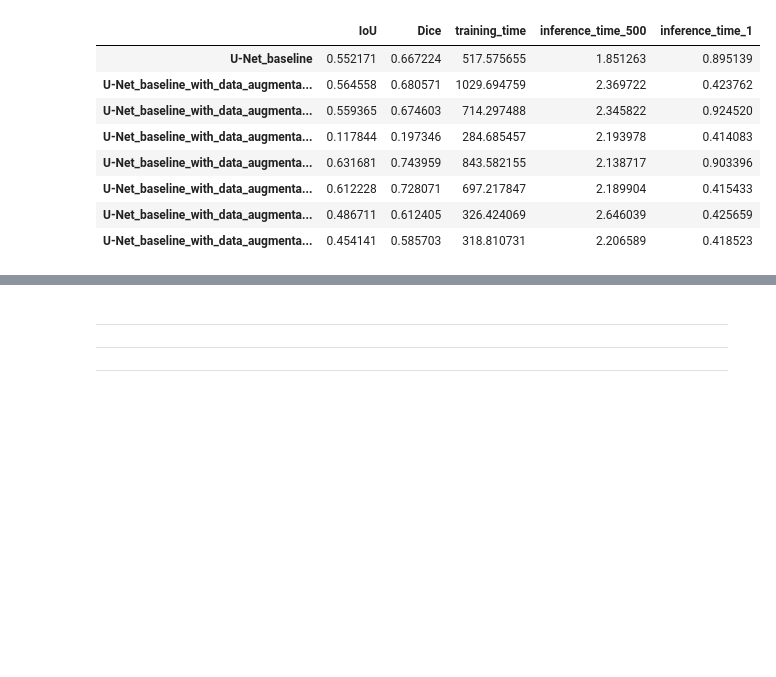
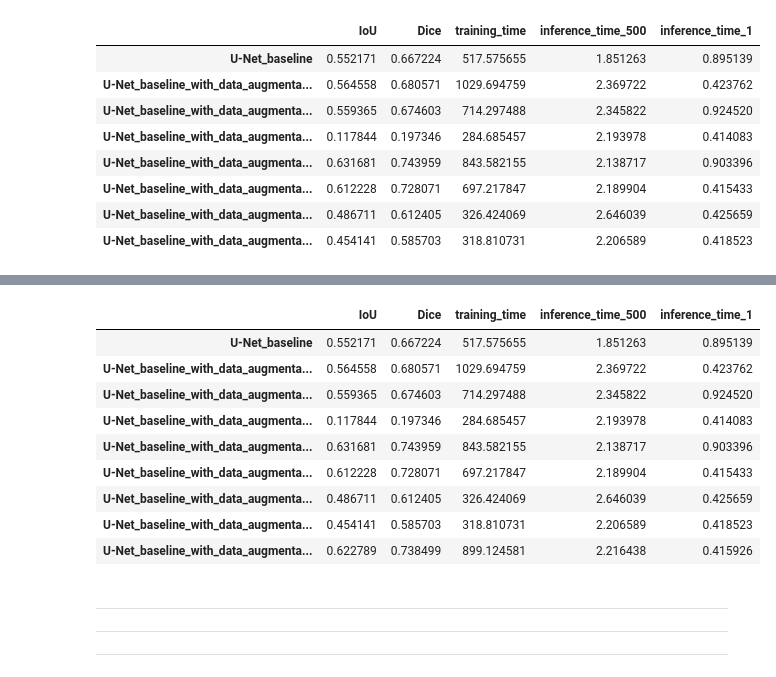
Before and after one commit to Valkea/OC_AI_08, a Jupyter notebook: 03_Spot_checking_models.ipynb, the cells around one changed output, grey strips where cells are left out. Drawn from its saved outputs; the diff is of its cells as text; code cells hidden in the pictures; blank space fills up the shorter version.

```diff
--- a/03_Spot_checking_models.ipynb
+++ b/03_Spot_checking_models.ipynb
@@ -1323,0 +1407,5 @@ scorer.show_scores()
+# %%
+t0 = time.perf_counter()
+loss, iou, dice = model.evaluate(valid_ds)
+inf_time_valid = time.perf_counter() - t0
+print(f"inference time (500 samples): {inf_time_valid:.2f}s")
@@ -1324,3 +1436,18 @@ scorer.show_scores()
+# %%
+scorer.add_scores(model_name, [iou, dice, training_time, inf_time_valid, inf_time_one])
+# %%
+scorer.show_scores()
+# %% [output]
+|  | IoU | Dice | training_time | inference_time_500 | inference_time_1 |
+| U-Net_baseline | 0.552171 | 0.667224 | 517.575655 | 1.851263 | 0.895139 |
+| U-Net_baseline_with_data_augmenta... | 0.564558 | 0.680571 | 1029.694759 | 2.369722 | 0.423762 |
+| U-Net_baseline_with_data_augmenta... | 0.559365 | 0.674603 | 714.297488 | 2.345822 | 0.924520 |
+| U-Net_baseline_with_data_augmenta... | 0.117844 | 0.197346 | 284.685457 | 2.193978 | 0.414083 |
+| U-Net_baseline_with_data_augmenta... | 0.631681 | 0.743959 | 843.582155 | 2.138717 | 0.903396 |
+| U-Net_baseline_with_data_augmenta... | 0.612228 | 0.728071 | 697.217847 | 2.189904 | 0.415433 |
+| U-Net_baseline_with_data_augmenta... | 0.486711 | 0.612405 | 326.424069 | 2.646039 | 0.425659 |
+| U-Net_baseline_with_data_augmenta... | 0.454141 | 0.585703 | 318.810731 | 2.206589 | 0.418523 |
+| U-Net_baseline_with_data_augmenta... | 0.622789 | 0.738499 | 899.124581 | 2.216438 | 0.415926 |
 # %% [markdown]
 ----
 ----
```
Also changed, not shown: parts of 15 cells of this notebook, 4 other files.
